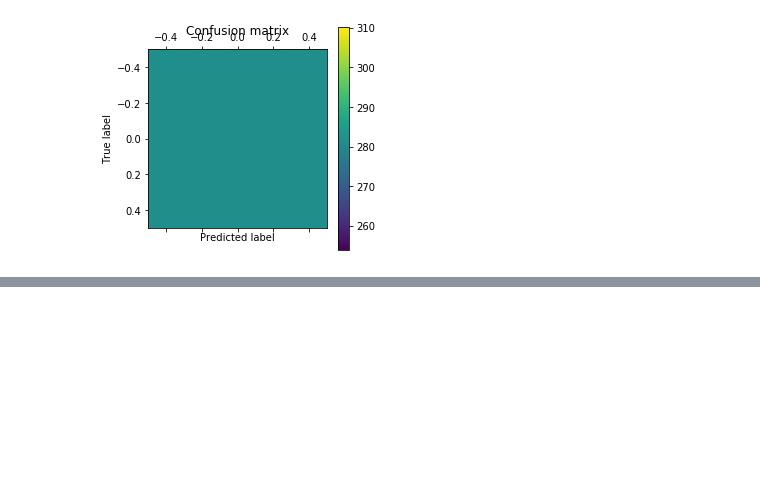
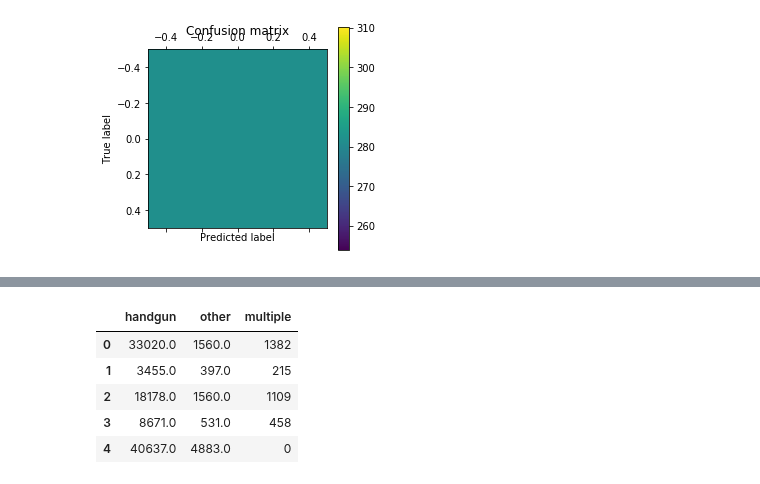
Before and after one commit to Reet1992/Feature_Engineering, a Jupyter notebook: Gun_statistics.ipynb, the cells around one changed output, grey strips where cells are left out. Cells and saved outputs as stored; diff of their text form; code cells hidden in the pictures; blank space fills up the shorter version.

```diff
--- a/Gun_statistics.ipynb
+++ b/Gun_statistics.ipynb
@@ -169,0 +198,2 @@ plt.show()
+# %%
+X = X.drop(['prepawn_handgun'], axis = 1)
@@ -169,0 +202,9 @@ plt.show()
+# %%
+X.head()
+# %% [output]
+|  | handgun | other | multiple |
+| 0 | 33020.0 | 1560.0 | 1382 |
+| 1 | 3455.0 | 397.0 | 215 |
+| 2 | 18178.0 | 1560.0 | 1109 |
+| 3 | 8671.0 | 531.0 | 458 |
+| 4 | 40637.0 | 4883.0 | 0 |
```
Also changed, not shown: parts of 17 cells of this notebook.
